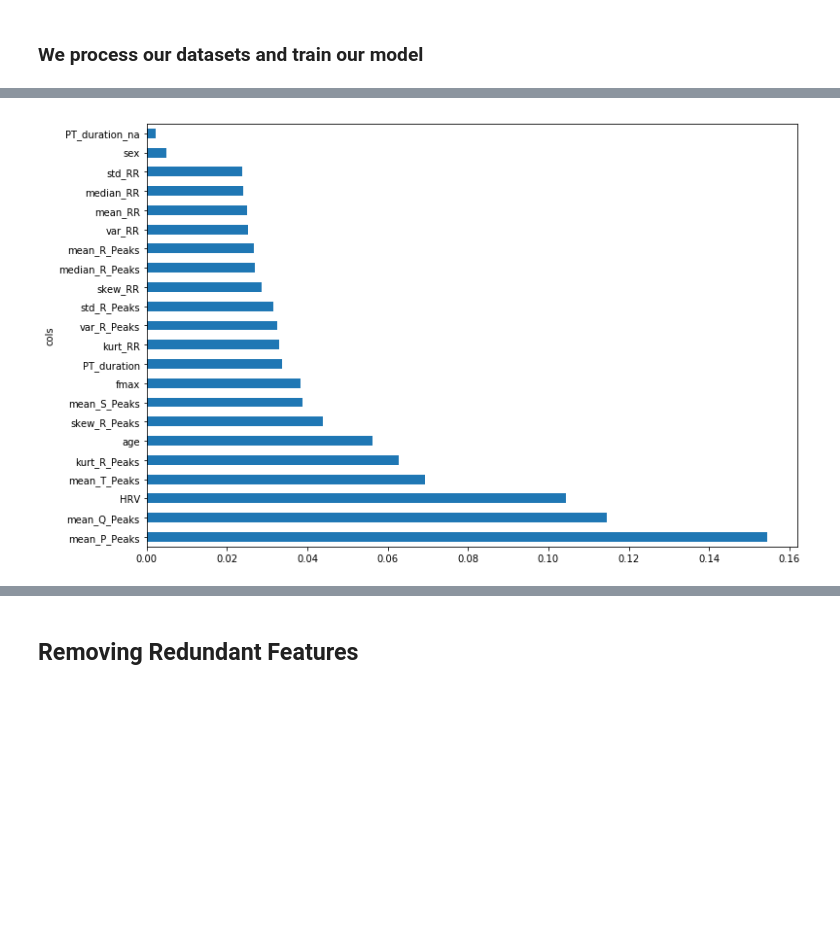
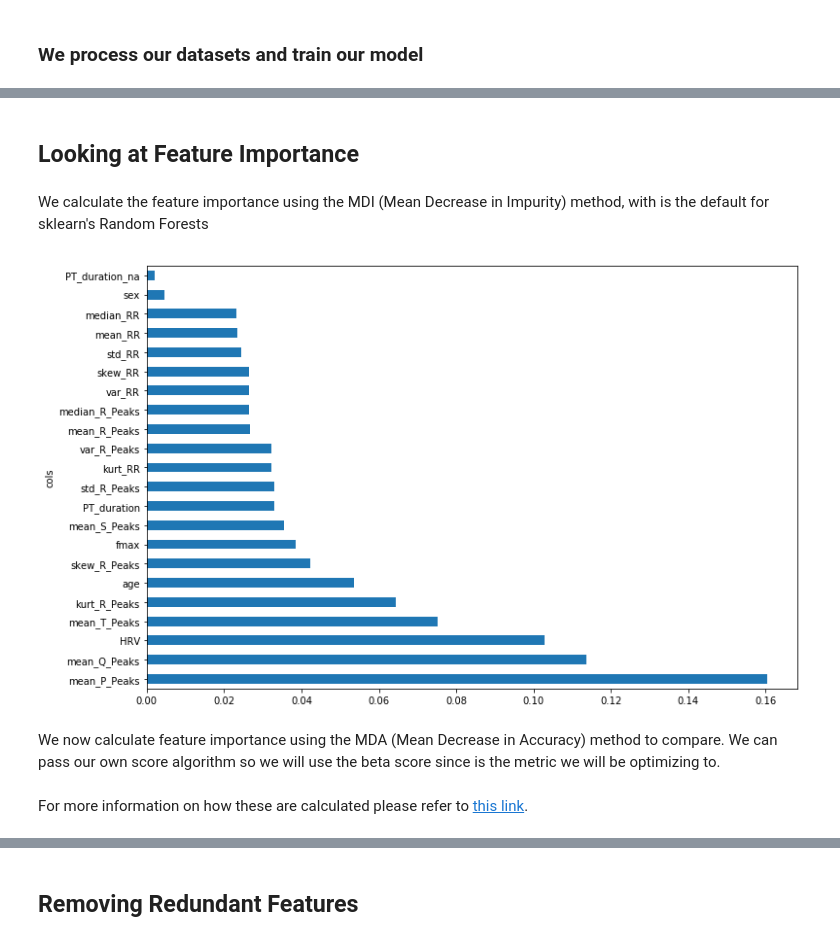
Before and after one commit to tomiambro/phys2020Classifier, a Jupyter notebook: AFDetection.ipynb, the cells around one changed output, grey strips where cells are left out. Saved outputs shown, nothing was run; the diff lists cells and outputs as text; code cells hidden in the pictures; blank space fills up the shorter version.

```diff
--- a/AFDetection.ipynb
+++ b/AFDetection.ipynb
@@ -251,10 +263,18 @@ print_fscores(m_af, X_valid, y_valid)
+# %% [markdown]
+## Looking at Feature Importance
+# %% [markdown]
+We calculate the feature importance using the MDI (Mean Decrease in Impurity) method, with is the default for sklearn's Random Forests
 # %%
 def plot_fi(fi): return fi.plot('cols', 'imp', 'barh', figsize=(12,8), legend=False)
 # %%
-fi_af = rf_feat_importance(m_af, X_train)
+fi_mdi = rf_feat_importance(m_af, X_train)
 plot_fi(fi_af);
 # %% [output]
-[figure, old version]
+[figure, new version]
+# %% [markdown]
+We now calculate feature importance using the MDA (Mean Decrease in Accuracy) method to compare. We can pass our own score algorithm so we will use the beta score since is the metric we will be optimizing to.
+# %% [markdown]
+For more information on how these are calculated please refer to [this link](https://medium.com/the-artificial-impostor/feature-importance-measures-for-tree-models-part-i-47f187c1a2c3).
 # %%
 from sklearn.inspection import permutation_importance
 
```
Also changed, not shown: parts of 22 cells of this notebook.
